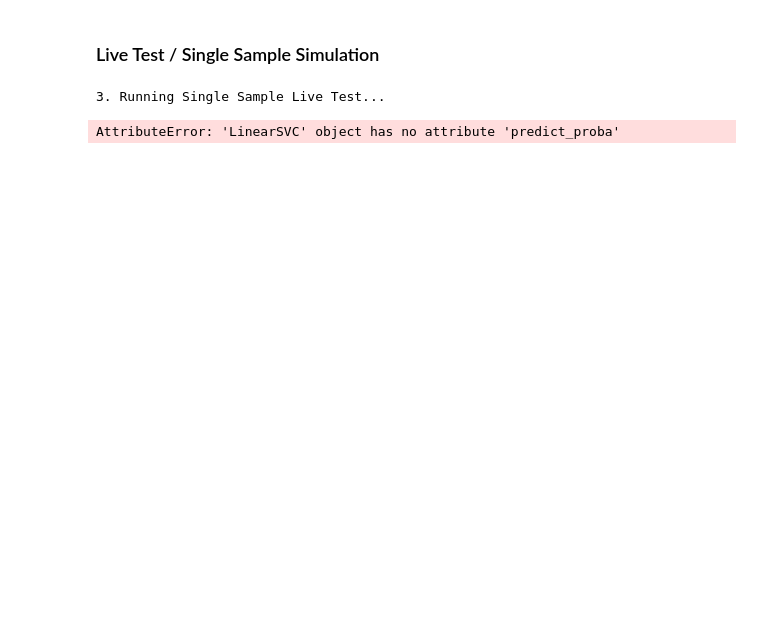
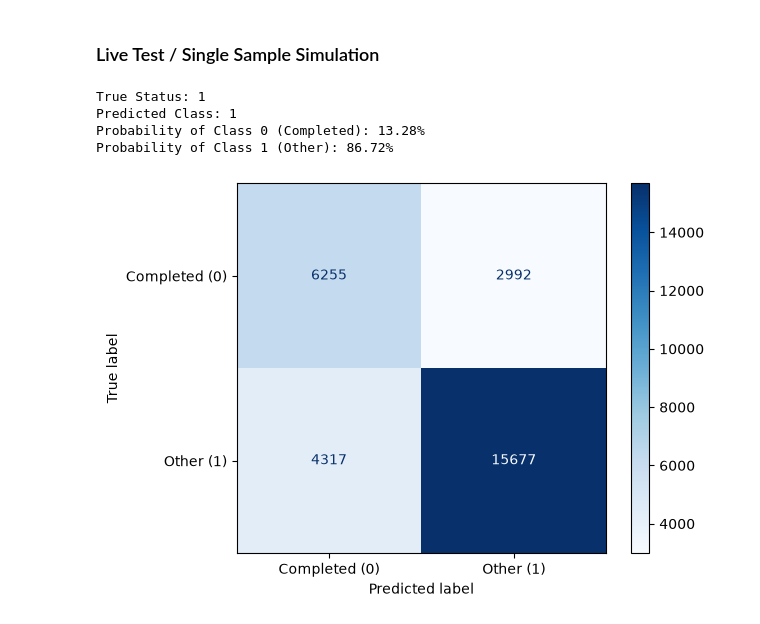
Before and after one commit to M-Abdullah-Shahzad/Complete_ML_Models, a Jupyter notebook: supervised_learning/svm.ipynb, the cells around one changed output. Drawn from its saved outputs; the diff is of its cells as text; code cells hidden in the pictures; blank space fills up the shorter version.

```diff
--- a/supervised_learning/svm.ipynb
+++ b/supervised_learning/svm.ipynb
@@ -218,8 +205,11 @@ weighted avg       0.76      0.74      0.75     29241
 # %% [markdown]
 ### Model training
 # %%
-print("Training SVM Model (Linear Kernel)...")
-svm_model = LinearSVC( C=1.0, random_state=42)
-svm_model.fit(X_train_scaled, y_train)
-print("SVM Model trained successfully!")
+X_train_sub, _, y_train_sub, _ = train_test_split(
+    X_train_scaled, y_train, train_size=30000, stratify=y_train, random_state=42
+)
+
+rbf_fast = SVC(kernel='rbf', C=1.0, class_weight='balanced', random_state=42)
+rbf_fast.fit(X_train_sub, y_train_sub)
+print("Model trained successfully!")
 # %% [output]
@@ -263,15 +252,35 @@ weighted avg       0.76      0.76      0.74     29241
 # %% [markdown]
 ### Live Test / Single Sample Simulation
 # %%
-print("\n3. Running Single Sample Live Test...")
-sample_df = pd.DataFrame([X_train.iloc[0].copy()])
-sample_scaled = scaler.transform(sample_df)
-single_prediction = svm_fast.predict(sample_scaled)
-single_probability = svm_fast.predict_proba(sample_scaled)
 
-print(f"Predicted Class (0: Complete, 1: Cancelled/Other): {single_prediction[0]}")
-print(f"Prediction Probabilities [Class 0, Class 1]: {single_probability[0]}")
-print("Pipeline Execution Completed Successfully!")
+from sklearn.calibration import CalibratedClassifierCV
+
+base_svm = SVC(kernel='rbf', C=1.0, class_weight='balanced', random_state=42)
+rbf_live = CalibratedClassifierCV(estimator=base_svm, method='sigmoid')
+rbf_live.fit(X_train_sub, y_train_sub)
+
+sample_index = 0
+single_sample_scaled = X_test_scaled[sample_index:sample_index+1]
+true_label = y_test.iloc[sample_index]
+
+predicted_class = rbf_live.predict(single_sample_scaled)[0]
+prediction_probabilities = rbf_live.predict_proba(single_sample_scaled)[0]
+
+print(f"True Status: {true_label}")
+print(f"Predicted Class: {predicted_class}")
+print(f"Probability of Class 0 (Completed): {prediction_probabilities[0]*100:.2f}%")
+print(f"Probability of Class 1 (Other): {prediction_probabilities[1]*100:.2f}%")
 # %% [output]
-3. Running Single Sample Live Test...
+True Status: 1
+Predicted Class: 1
+Probability of Class 0 (Completed): 13.28%
+Probability of Class 1 (Other): 86.72%
-AttributeError: 'LinearSVC' object has no attribute 'predict_proba'
+# %%
+y_pred_all = rbf_live.predict(X_test_scaled)
+cm = confusion_matrix(y_test, y_pred_all)
+
+disp = ConfusionMatrixDisplay(confusion_matrix=cm, display_labels=['Completed (0)', 'Other (1)'])
+disp.plot(cmap=plt.cm.Blues)
+plt.show()
+# %% [output]
+[figure, added]
```
Also changed, not shown: parts of 8 cells of this notebook, 9 other files.
